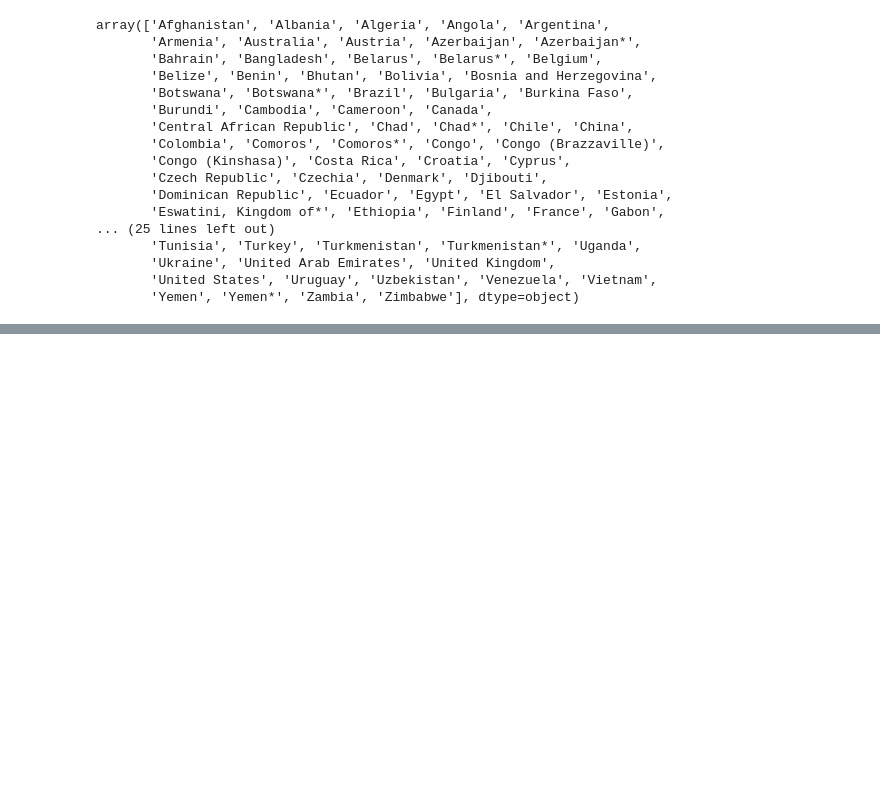
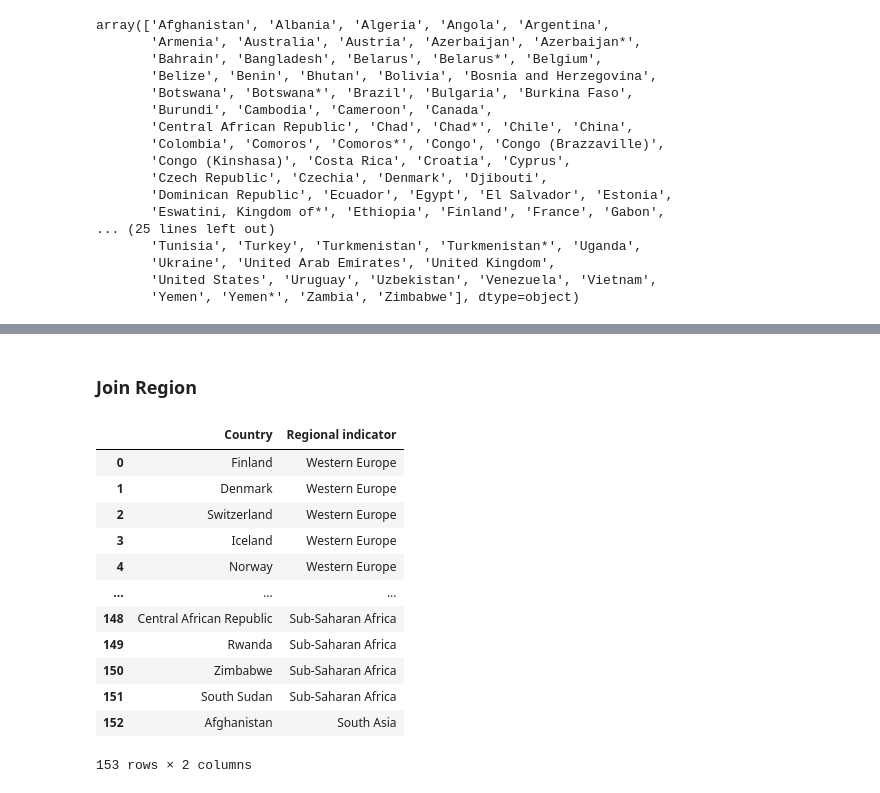
Before and after one commit to angkohtenko/World_Happiness_Report, a Jupyter notebook: Clean_data.ipynb, the cells around one changed output, grey strips where cells are left out. Saved outputs shown, nothing was run; the diff lists cells and outputs as text; code cells hidden in the pictures; blank space fills up the shorter version.

```diff
--- a/Clean_data.ipynb
+++ b/Clean_data.ipynb
@@ -713,0 +745,20 @@ Taiwan Province of China
+# %% [markdown]
+### Join Region
+# %%
+# rename columns before merge
+region_mapping.rename(columns={"Country name": "Country"}, inplace=True)
+region_mapping
+# %% [output]
+|  | Country | Regional indicator |
+| 0 | Finland | Western Europe |
+| 1 | Denmark | Western Europe |
+| 2 | Switzerland | Western Europe |
+| 3 | Iceland | Western Europe |
+| 4 | Norway | Western Europe |
+| ... | ... | ... |
+| 148 | Central African Republic | Sub-Saharan Africa |
+| 149 | Rwanda | Sub-Saharan Africa |
+| 150 | Zimbabwe | Sub-Saharan Africa |
+| 151 | South Sudan | Sub-Saharan Africa |
+| 152 | Afghanistan | South Asia |
+153 rows × 2 columns
```
Also changed, not shown: parts of 45 cells of this notebook.
